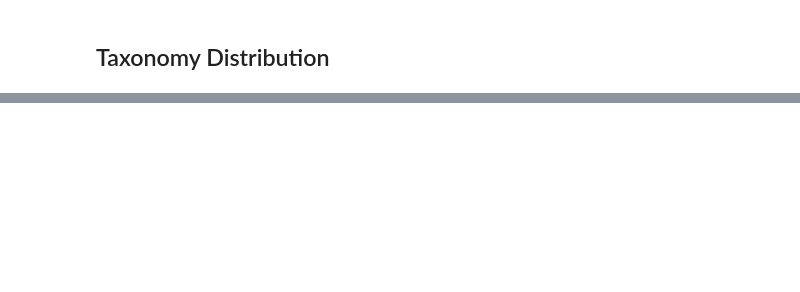
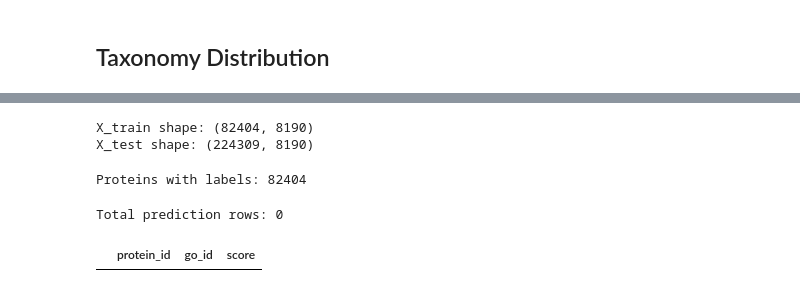
Before and after one commit to NavodWickramathunga/CAFA-6-Protein-Function-Prediction, a Jupyter notebook: 02_notebook/cafa6_baseline.ipynb, the cells around one changed output, grey strips where cells are left out. Drawn from its saved outputs; the diff is of its cells as text; code cells hidden in the pictures; blank space fills up the shorter version.

```diff
--- a/02_notebook/cafa6_baseline.ipynb
+++ b/02_notebook/cafa6_baseline.ipynb
@@ -144,0 +352,73 @@ print(top_taxa.head(10))
+# %%
+vectorizer = TfidfVectorizer(
+    min_df=2,
+    max_features=200000,
+    ngram_range=(1, 1)
+)
+
+X_train = vectorizer.fit_transform(train_text)
+X_test  = vectorizer.transform(test_text)
+
+print("X_train shape:", X_train.shape)
+print("X_test shape:", X_test.shape)
+# %% [output]
+X_train shape: (82404, 8190)
+X_test shape: (224309, 8190)
+# %%
+train_term_map = (
+    train_terms
+    .groupby("protein_id")["go_id"]
+    .apply(list)
+    .to_dict()
+)
+
+print("Proteins with labels:", len(train_term_map))
+# %% [output]
+Proteins with labels: 82404
+# %%
+from sklearn.metrics.pairwise import cosine_similarity
+import numpy as np
+from tqdm import tqdm
+
+K = 5                    # number of nearest neighbours
+MAX_TERMS = 1500         # Kaggle limit
+
+rows = []
+
+batch_size = 300
+
+for start in tqdm(range(0, X_test.shape[0], batch_size)):
+    end = min(start + batch_size, X_test.shape[0])
+    sims = cosine_similarity(X_test[start:end], X_train)
+
+    for i, sim_vec in enumerate(sims):
+        test_pid = test_ids[start + i]
+        top_idx = np.argsort(sim_vec)[-K:][::-1]
+        top_sim = sim_vec[top_idx]
+
+        score_map = {}
+
+        for idx, sim in zip(top_idx, top_sim):
+            train_pid = train_ids[idx]
+            for go in train_term_map.get(train_pid, []):
+                score_map[go] = max(score_map.get(go, 0), float(sim))
+
+        if not score_map:
+            continue
+
+        sorted_terms = sorted(score_map.items(), key=lambda x: x[1], reverse=True)[:MAX_TERMS]
+        max_score = sorted_terms[0][1]
+
+        for go, sc in sorted_terms:
+            prob = sc / max_score
+            prob = max(0.001, min(1.0, prob))
+            rows.append([test_pid, go, round(prob, 3)])
+
+print("Total prediction rows:", len(rows))
+# %% [output]
+Total prediction rows: 0
+# %%
+submission = pd.DataFrame(rows, columns=["protein_id", "go_id", "score"])
+submission.head(10)
+# %% [output]
+|  | protein_id | go_id | score |
```
Also changed, not shown: parts of 20 cells of this notebook, 42 other files.
